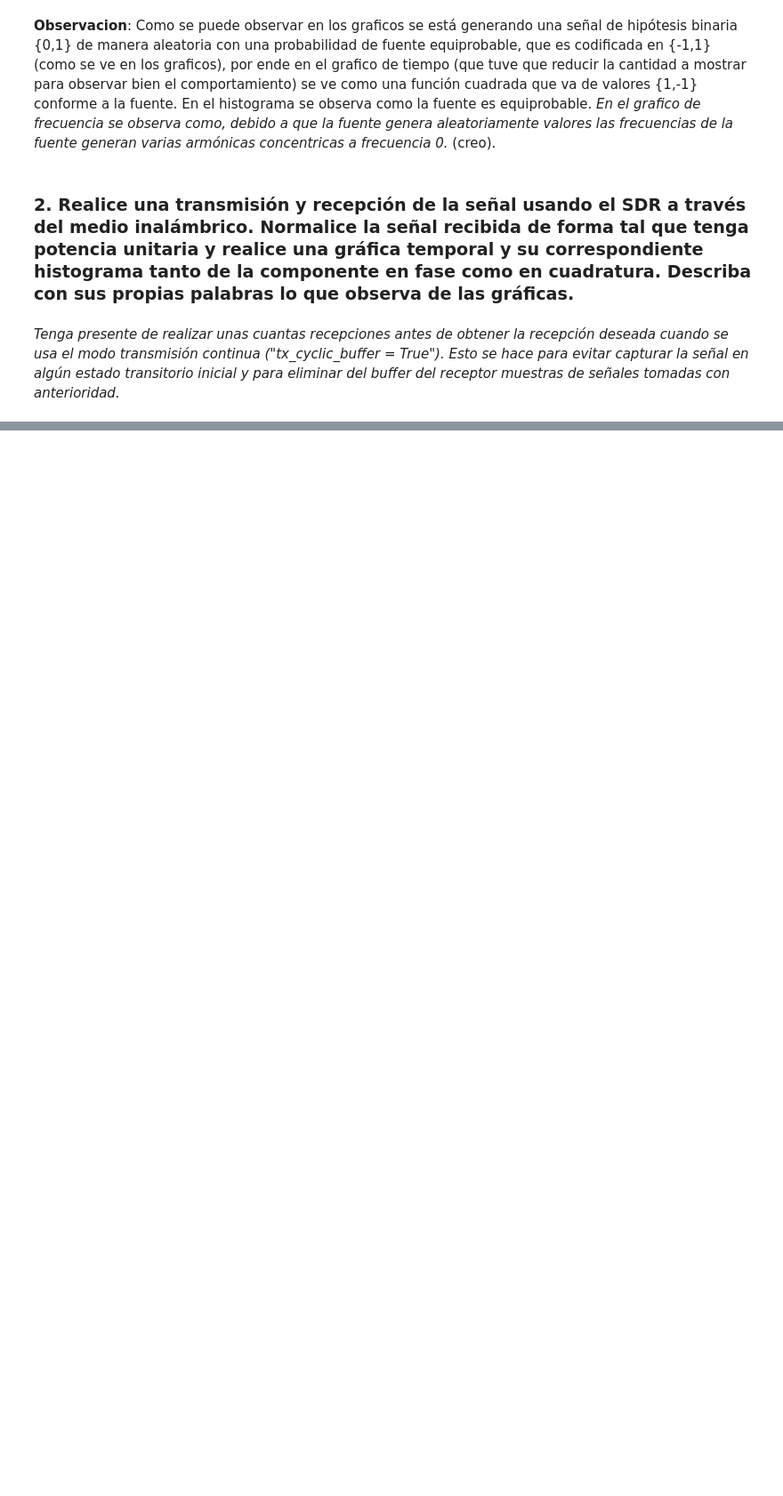
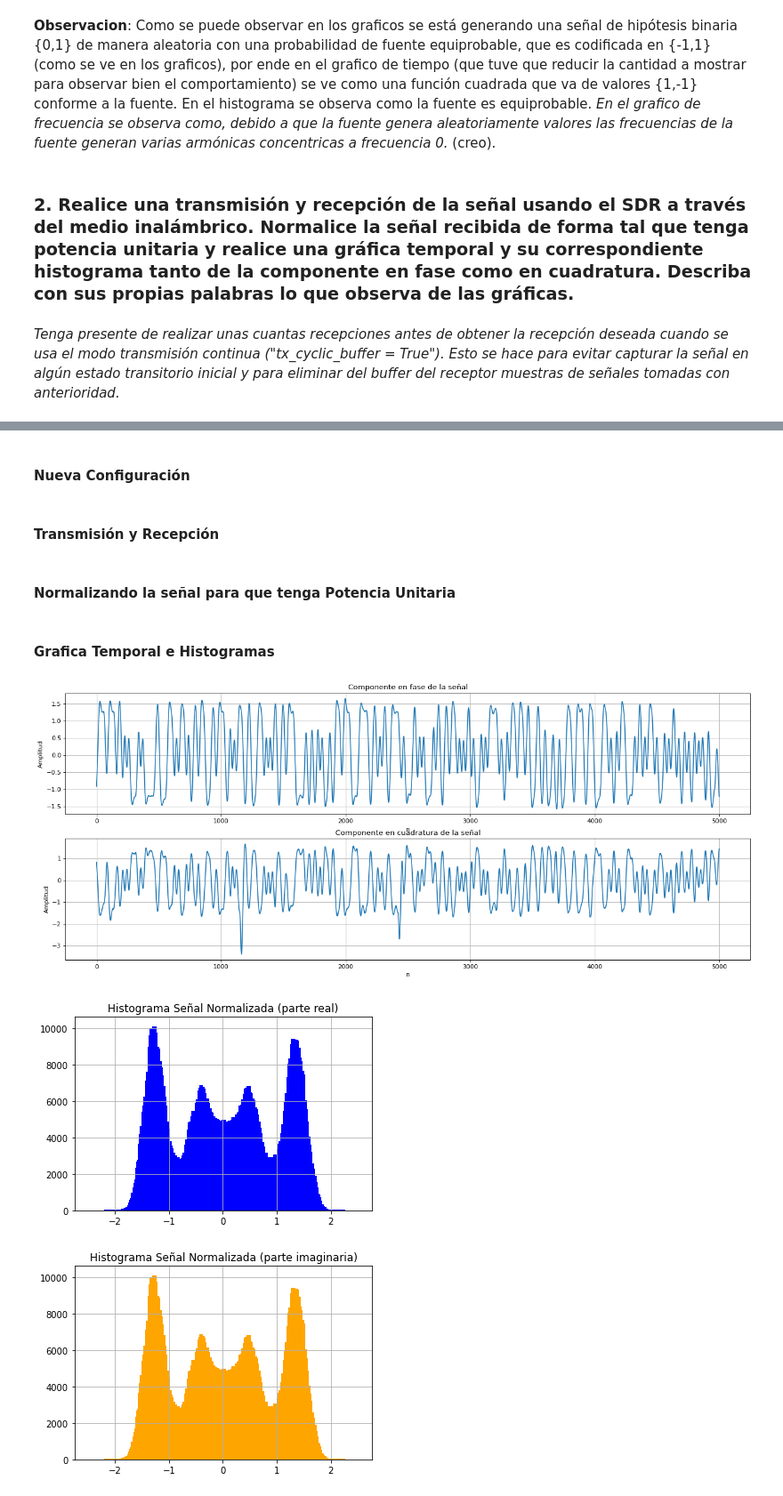
Before and after one commit to simi-sai/Com_Digitales, a Jupyter notebook: Laboratorios/Laboratorio 3.ipynb, the cells around one changed output, grey strips where cells are left out. Shown at 89% size. Cells and saved outputs as stored; diff of their text form; code cells hidden in the pictures; blank space fills up the shorter version.

```diff
--- a/Laboratorios/Laboratorio 3.ipynb
+++ b/Laboratorios/Laboratorio 3.ipynb
@@ -136,0 +201,47 @@ RxBufferSize     = 2**20         # Rx Buffer size. Maximun value 2**28 [Samples]
+# %% [markdown]
+#### Nueva Configuración
+# %%
+TxAtten = -70       # Attenuation applied to TX path, valid range is -89 to 0 dB [dB]
+sdr.tx_hardwaregain_chan0 = TxAtten
+# %% [markdown]
+#### Transmisión y Recepción
+# %%
+# Limpieza de Buffer de Transmision
+sdr.tx_destroy_buffer()
+sdr.tx_cyclic_buffer = tx_cyclic_buffer
+
+# Transmision
+sdr.tx(txSignal*((2**15)-1))
+
+# Limpieza del Buffer
+for _ in range(10):
+    raw_data = sdr.rx()
+
+rxSignal = sdr.rx()
+# %% [markdown]
+#### Normalizando la señal para que tenga Potencia Unitaria
+# %%
+desviación_R = np.real(rxSignal).std()
+desviación_I = np.imag(rxSignal).std()
+
+rxSignal_N = np.real(rxSignal)/desviación_R + 1j*(np.imag(rxSignal)/desviación_I)
+# %% [markdown]
+#### Grafica Temporal e Histogramas
+# %%
+# Grafica Temporal
+plotSignal(rxSignal_N[0:5000])
+
+# Histogramas de cada Componente
+plt.hist(np.real(rxSignal_N), bins = 300, width = 0.08, color = "blue")
+plt.title("Histograma Señal Normalizada (parte real)")
+plt.grid()
+plt.show()
+
+plt.hist(np.real(rxSignal_N), bins = 300, width = 0.08, color = "orange")
+plt.title("Histograma Señal Normalizada (parte imaginaria)")
+plt.grid()
+plt.show()
+# %% [output]
+[figure, added]
+[figure, added]
+[figure, added]
```
Also changed, not shown: parts of 47 cells of this notebook, 1 other file.
